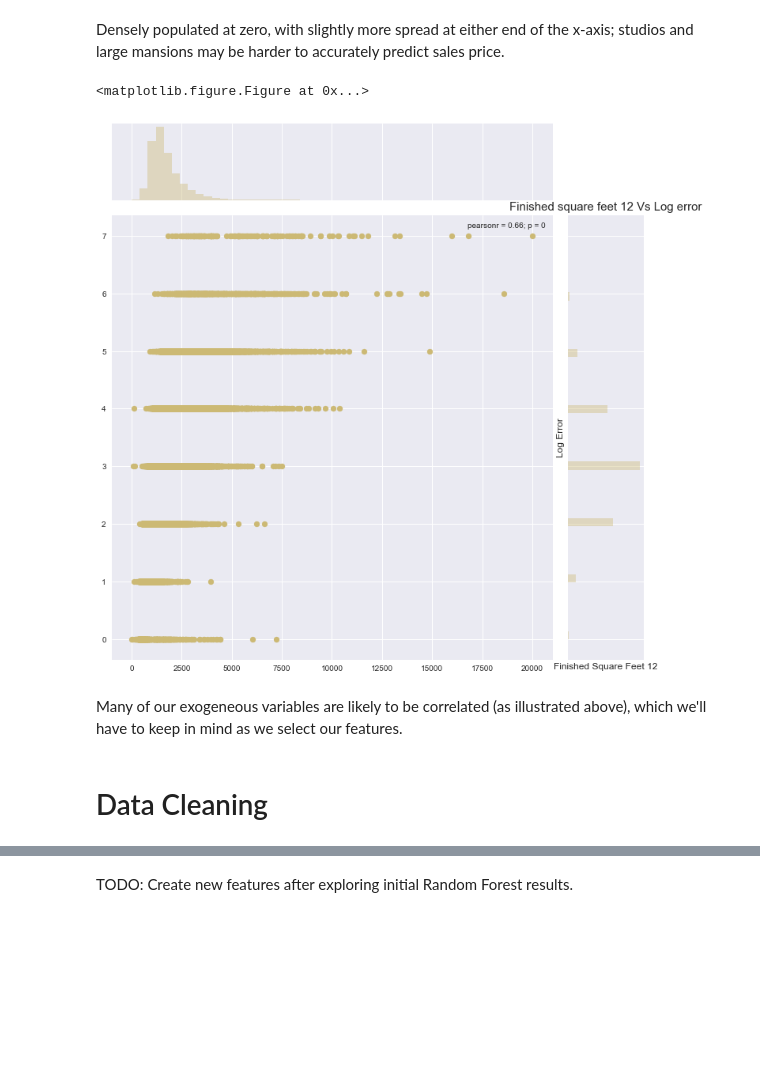
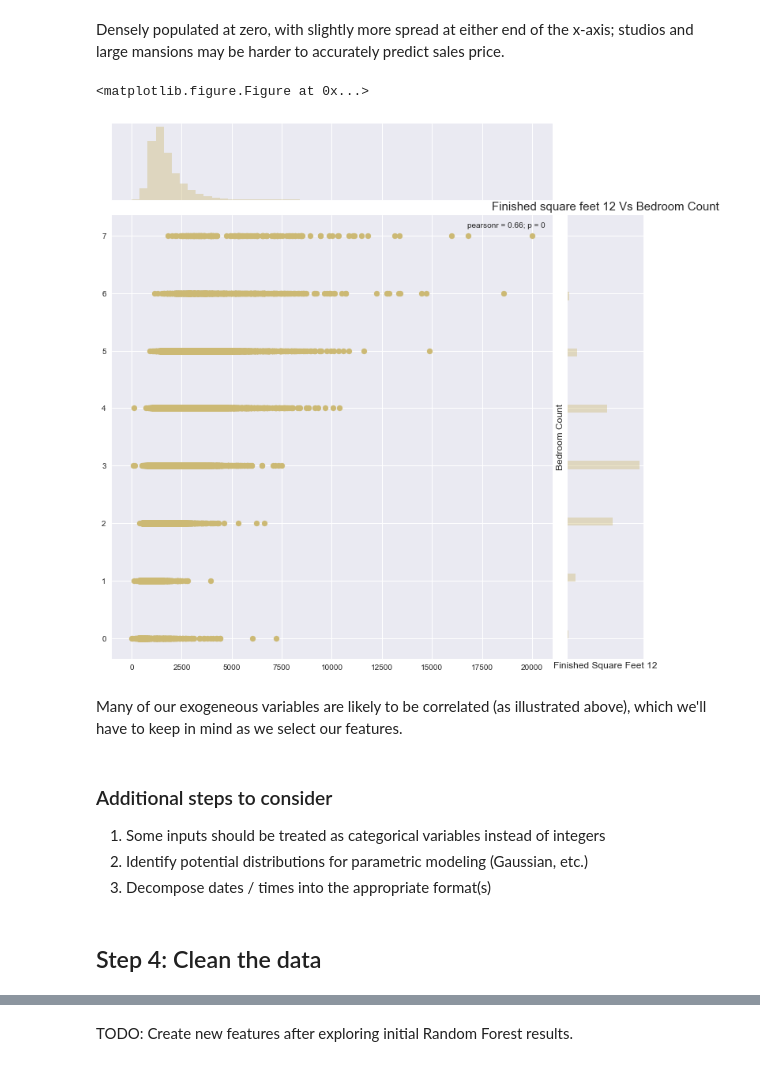
Before and after one commit to hyohong/Learning_AnalyticsFellow, a Jupyter notebook: Predicting_Home_Prices_for_Zillow.ipynb, the cells around one changed output, grey strips where cells are left out. Saved outputs shown, nothing was run; the diff lists cells and outputs as text; code cells hidden in the pictures; blank space fills up the shorter version.

```diff
--- a/Predicting_Home_Prices_for_Zillow.ipynb
+++ b/Predicting_Home_Prices_for_Zillow.ipynb
@@ -136,0 +242,11 @@ ggplot(aes(x='latitude', y='longitude', color='logerror'), data=merged[abs(merge
+# %%
+# Filter outliers > 8 std. dev. away and create array for plotting
+filtered_pred = merged[abs(merged.logerror.values) > 8*np.std(merged.logerror.values)]
+lat_long = np.transpose(np.array([filtered_pred.latitude, filtered_pred.longitude]))
+lat = np.array([filtered_pred.latitude])
+long = np.array([filtered_pred.longitude])
+
+from ggplot import *
+ggplot(aes(x='latitude', y='longitude', color='logerror'), data= filtered_pred) + \
+    geom_point() + \
+    scale_color_gradient(low = 'aqua', high = 'black')
@@ -136,0 +256,14 @@ ggplot(aes(x='latitude', y='longitude', color='logerror'), data=merged[abs(merge
+# %%
+# Take average for folium map
+avg_lat = sum(merged.latitude.values)/len(merged.latitude.values)
+avg_long = sum(merged.longitude.values)/len(merged.longitude.values)
+
+# Plot folium map
+map_1 = folium.Map(location=[avg_lat, avg_long], zoom_start = 8)
+
+for i in range(0, len(filtered_pred)):
+    folium.CircleMarker([filtered_pred.latitude.iloc[i], filtered_pred.longitude.iloc[i]],
+                        radius=5,
+                        color='#3186cc',
+                        fill_color='#3186cc',).add_to(map_1)
+map_1
@@ -294,16 +370,21 @@ See the caveats in the documentation: http://pandas.pydata.org/pandas-docs/stabl
 # %% [markdown]
 Densely populated at zero, with slightly more spread at either end of the x-axis; studios and large mansions may be harder to accurately predict sales price.
 # %%
-plt.figure(figsize=(12,12))
+plt.figure(figsize=(6,6))
 sns.jointplot(x=merged.finishedsquarefeet12.values, y=merged.bedroomcnt.values, size=10, color=color[4])
-plt.ylabel('Log Error', fontsize=12)
+plt.ylabel('Bedroom Count', fontsize=12)
 plt.xlabel('Finished Square Feet 12', fontsize=12)
-plt.title("Finished square feet 12 Vs Log error", fontsize=15)
+plt.title("Finished square feet 12 Vs Bedroom Count", fontsize=15)
 plt.show()
 # %% [output]
 <matplotlib.figure.Figure at 0x...>
-[figure, old version]
+[figure, new version]
 # %% [markdown]
 Many of our exogeneous variables are likely to be correlated (as illustrated above), which we'll have to keep in mind as we select our features.
-# %% [markdown]
-# Data Cleaning
+# %% [markdown]
+### Additional steps to consider
+1. Some inputs should be treated as categorical variables instead of integers
+2. Identify potential distributions for parametric modeling (Gaussian, etc.)
+3. Decompose dates / times into the appropriate format(s)
+# %% [markdown]
+## Step 4: Clean the data
```
Also changed, not shown: parts of 89 cells of this notebook.
